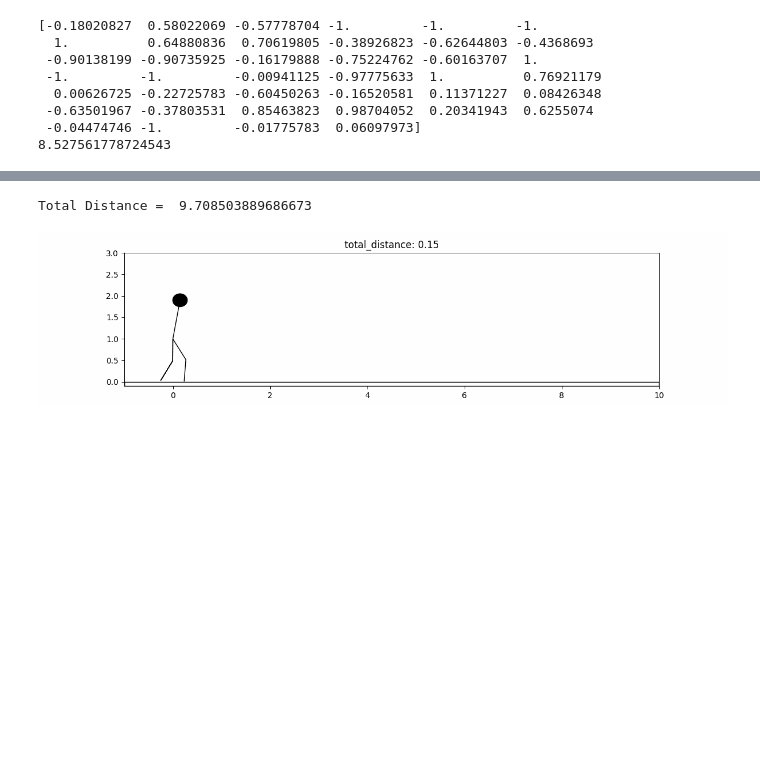
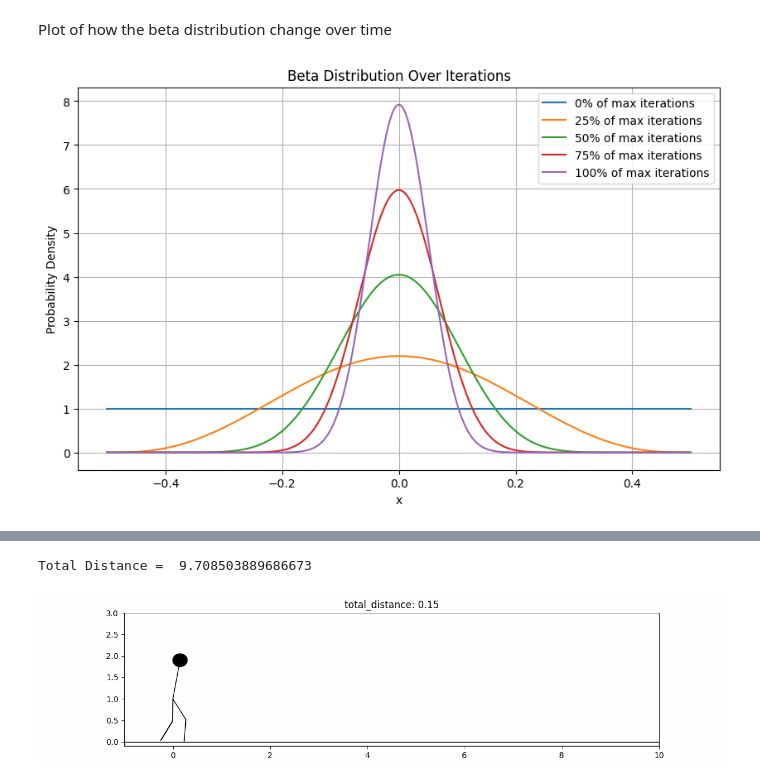
Before and after one commit to marhanse/SSY316-Advanced-probabilistic-machine-learning, a Jupyter notebook: Take-Home Exam/P4.ipynb, the cells around one changed output, grey strips where cells are left out. Drawn from its saved outputs; the diff is of its cells as text; code cells hidden in the pictures; blank space fills up the shorter version.

```diff
--- a/Take-Home Exam/P4.ipynb
+++ b/Take-Home Exam/P4.ipynb
@@ -340,12 +380,0 @@ Distance: 3.684984101493821
-# %%
-print(planSA)
-print(sim(planSA)[1])
-# %% [output]
-[-0.18020827  0.58022069 -0.57778704 -1.         -1.         -1.
-  1.          0.64880836  0.70619805 -0.38926823 -0.62644803 -0.4368693
- -0.90138199 -0.90735925 -0.16179888 -0.75224762 -0.60163707  1.
- -1.         -1.         -0.00941125 -0.97775633  1.          0.76921179
-  0.00626725 -0.22725783 -0.60450263 -0.16520581  0.11371227  0.08426348
- -0.63501967 -0.37803531  0.85463823  0.98704052  0.20341943  0.6255074
- -0.04474746 -1.         -0.01775783  0.06097973]
-8.527561778724543
@@ -351,0 +394,46 @@ print(sim(planSA)[1])
+# %% [markdown]
+Plot of how the beta distribution change over time
+# %%
+from scipy.stats import beta
+
+def plot_beta_distribution(a, b, iteration, max_iterations):
+    x = np.linspace(0, 1, 1000)
+    y = beta.pdf(x, a, b)
+    percentage =np.round(iteration/max_iterations*100)
+    plt.plot(x-0.5, y, label=f'{percentage:.0f}% of max iterations')
+    plt.xlabel('x')
+    plt.ylabel('Probability Density')
+    plt.title('Beta Distribution Over Iterations')
+    plt.legend()
+
+sa=SimulatedAnnealing(
+    func=sim2,
+    length=40,
+    value_range=(-1, 1),
+    initial_temp=1000,
+    cooling_rate=0.999#97
+
+)
+
+
+
+# Parameters for the Beta distribution
+a_initial = 1
+b_initial = 1
+a_final = 49.5
+b_final = 49.5
+max_iterations = 100
+
+plt.figure(figsize=(10, 6))
+
+percentages = np.linspace(0, 100, 5)  #
+for iteration in range(max_iterations):
+    alpha_beta = sa.alpha_beta_schedule(iteration, max_iterations,a_final)
+    if iteration/max_iterations*100 in percentages:
+        plot_beta_distribution(alpha_beta, alpha_beta, iteration, max_iterations)
+
+plot_beta_distribution(a_final, b_final, max_iterations, max_iterations)
+plt.grid(True)
+plt.show()
+# %% [output]
+[figure, added]
```
Also changed, not shown: parts of 15 cells of this notebook.
